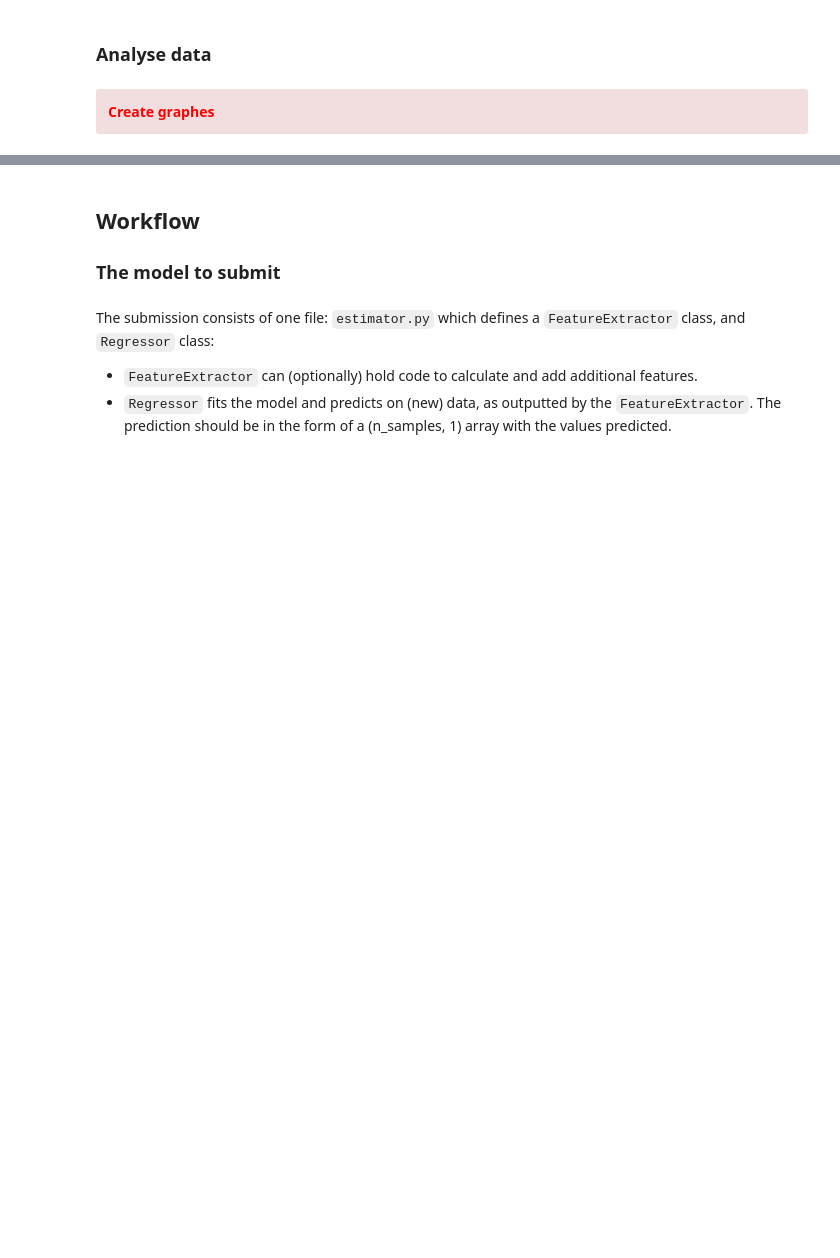
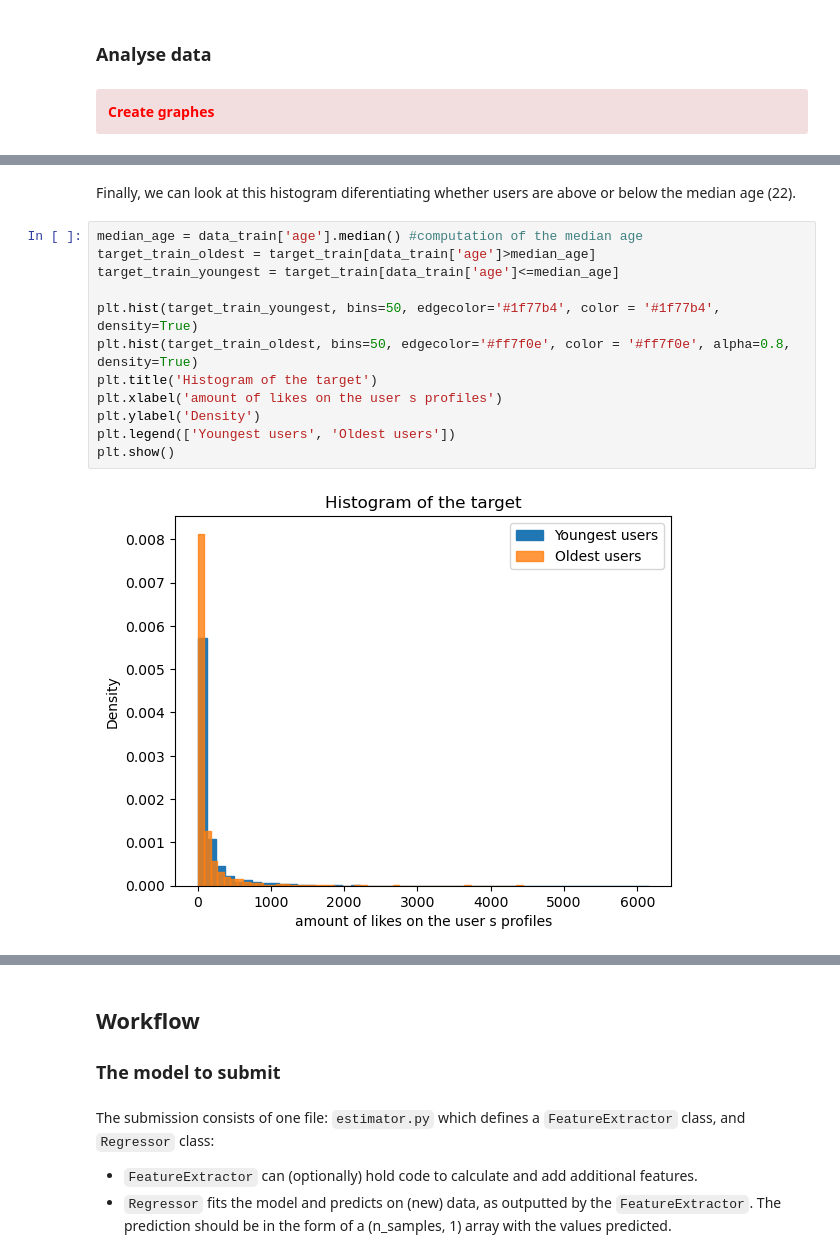
Before and after one commit to JstLearning/dating_app, a Jupyter notebook: dating_app_starting_kit.ipynb, the cells around one changed output, grey strips where cells are left out. Saved outputs shown, nothing was run; the diff lists cells and outputs as text; blank space fills up the shorter version.

```diff
--- a/dating_app_starting_kit.ipynb
+++ b/dating_app_starting_kit.ipynb
@@ -95,0 +145,16 @@ memory usage: 801.4+ KB
+# %% [markdown]
+Finally, we can look at this histogram diferentiating whether users are above or below the median age (22).
+# %%
+median_age = data_train['age'].median() #computation of the median age
+target_train_oldest = target_train[data_train['age']>median_age]
+target_train_youngest = target_train[data_train['age']<=median_age]
+
+plt.hist(target_train_youngest, bins=50, edgecolor='#1f77b4', color = '#1f77b4', density=True)
+plt.hist(target_train_oldest, bins=50, edgecolor='#ff7f0e', color = '#ff7f0e', alpha=0.8, density=True)
+plt.title('Histogram of the target')
+plt.xlabel('amount of likes on the user s profiles')
+plt.ylabel('Density')
+plt.legend(['Youngest users', 'Oldest users'])
+plt.show()
+# %% [output]
+[figure, added]
```
Also changed, not shown: parts of 12 cells of this notebook.
